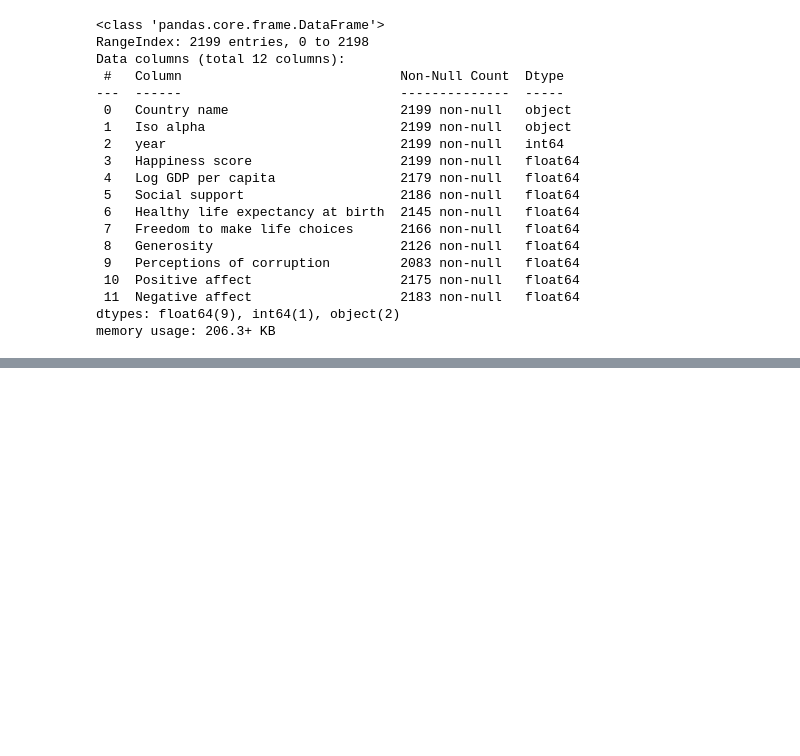
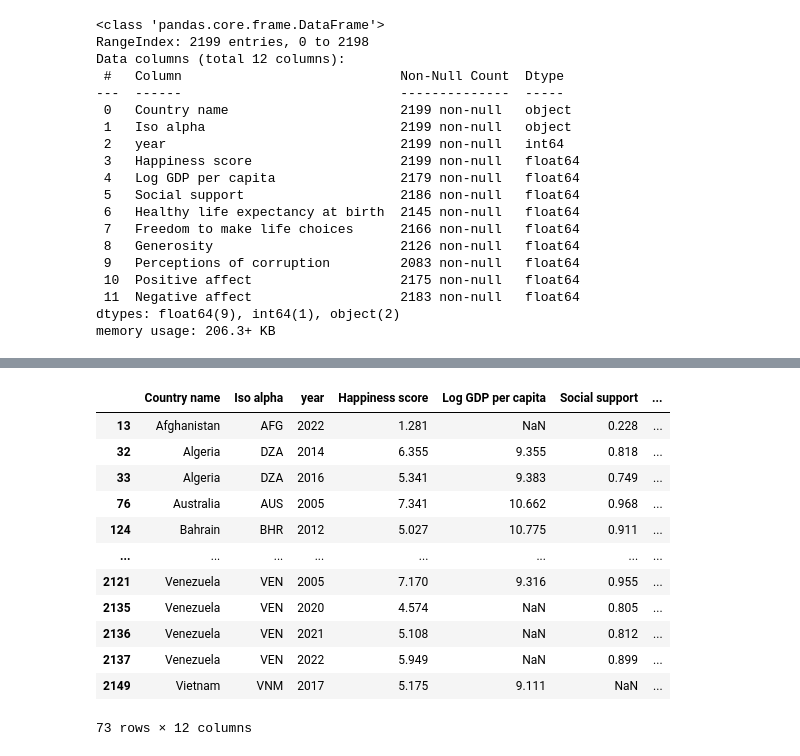
Before and after one commit to Lauracaroselli/CoderScience, a Jupyter notebook: Tranajo.ipynb, the cells around one changed output, grey strips where cells are left out. Drawn from its saved outputs; the diff is of its cells as text; code cells hidden in the pictures; blank space fills up the shorter version.

```diff
--- a/Tranajo.ipynb
+++ b/Tranajo.ipynb
@@ -83,0 +122,16 @@ memory usage: 206.3+ KB
+# %%
+felicidad.loc[felicidad.Generosity.isna()]
+# %% [output]
+|  | Country name | Iso alpha | year | Happiness score | Log GDP per capita | Social support | ... |
+| 13 | Afghanistan | AFG | 2022 | 1.281 | NaN | 0.228 | ... |
+| 32 | Algeria | DZA | 2014 | 6.355 | 9.355 | 0.818 | ... |
+| 33 | Algeria | DZA | 2016 | 5.341 | 9.383 | 0.749 | ... |
+| 76 | Australia | AUS | 2005 | 7.341 | 10.662 | 0.968 | ... |
+| 124 | Bahrain | BHR | 2012 | 5.027 | 10.775 | 0.911 | ... |
+| ... | ... | ... | ... | ... | ... | ... | ... |
+| 2121 | Venezuela | VEN | 2005 | 7.170 | 9.316 | 0.955 | ... |
+| 2135 | Venezuela | VEN | 2020 | 4.574 | NaN | 0.805 | ... |
+| 2136 | Venezuela | VEN | 2021 | 5.108 | NaN | 0.812 | ... |
+| 2137 | Venezuela | VEN | 2022 | 5.949 | NaN | 0.899 | ... |
+| 2149 | Vietnam | VNM | 2017 | 5.175 | 9.111 | NaN | ... |
+73 rows × 12 columns
```
Also changed, not shown: parts of 7 cells of this notebook.
